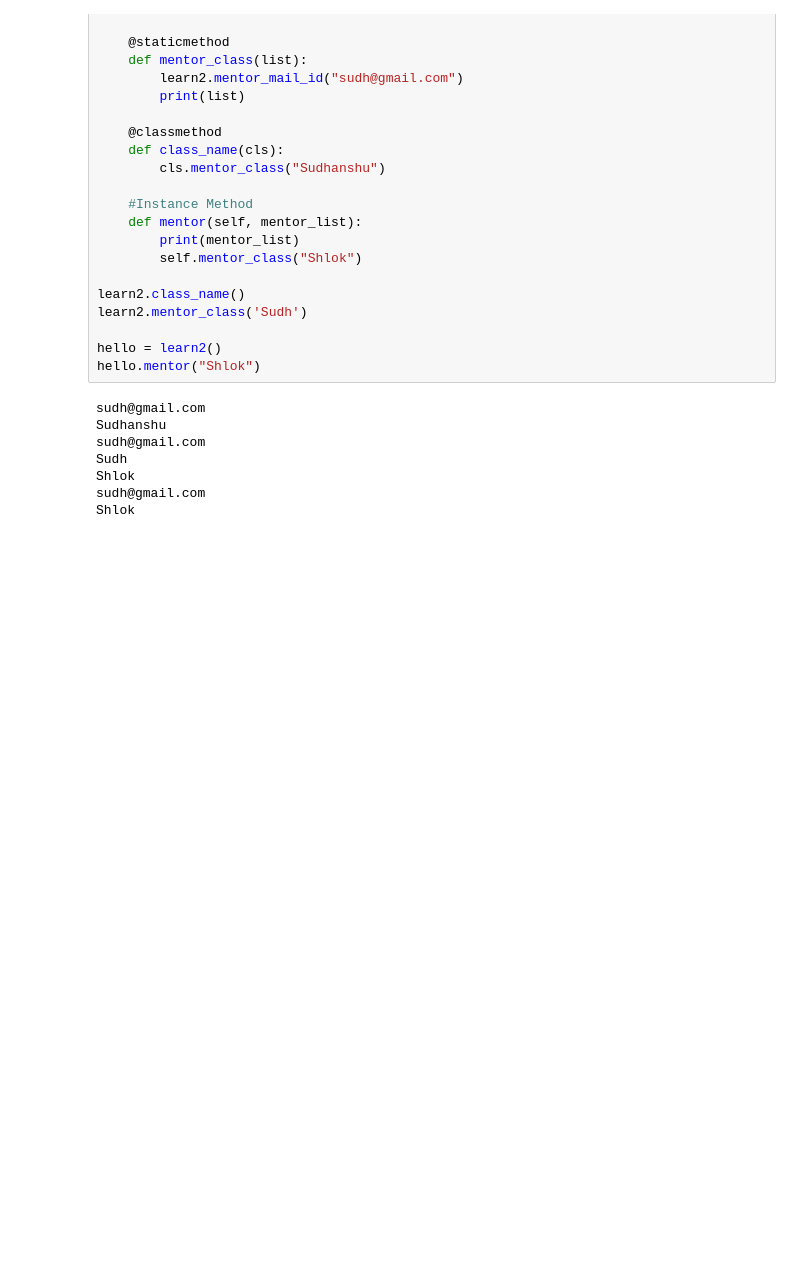
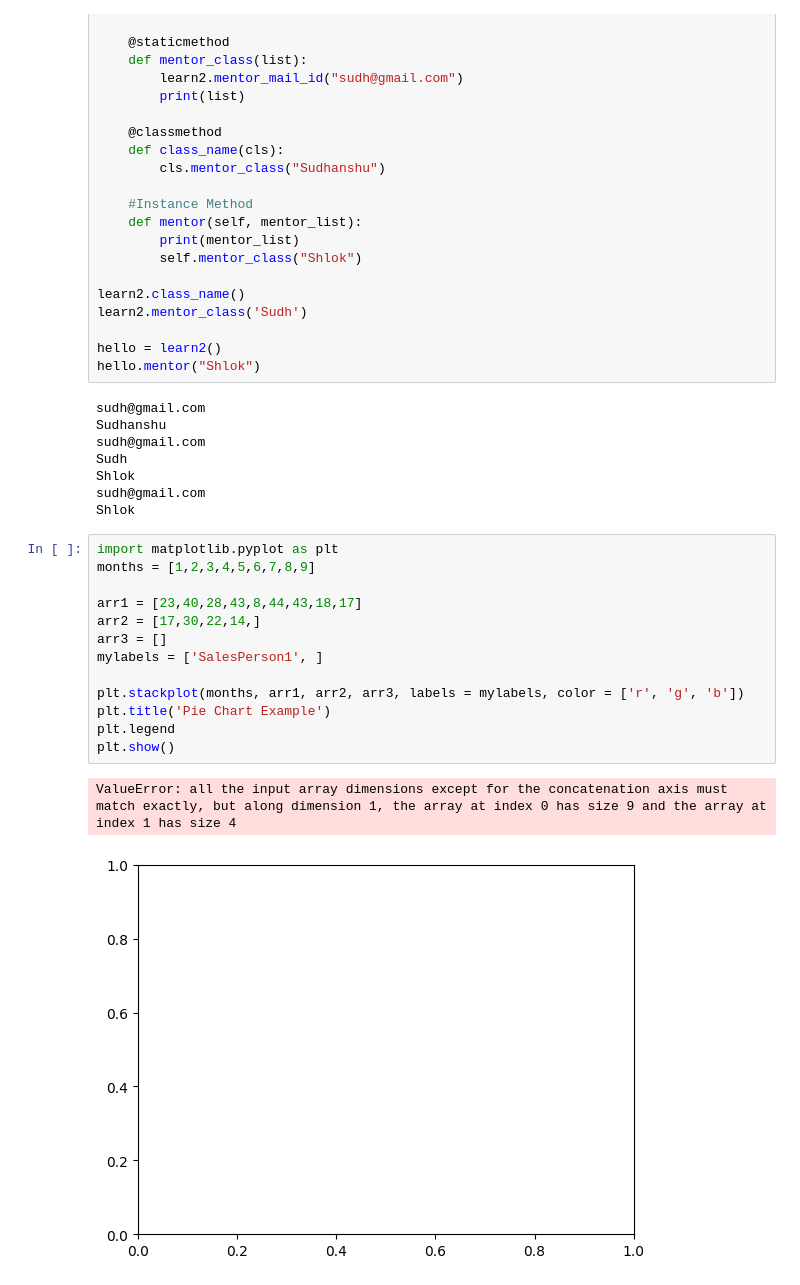
Before and after one commit to shlok0603/Python2026, a Jupyter notebook: OOPS.ipynb, the cells around one changed output. Saved outputs shown, nothing was run; the diff lists cells and outputs as text; blank space fills up the shorter version.

```diff
--- a/OOPS.ipynb
+++ b/OOPS.ipynb
@@ -684,3 +684,19 @@ Sudh
 Shlok
 sudh@gmail.com
 Shlok
+# %%
+import matplotlib.pyplot as plt
+months = [1,2,3,4,5,6,7,8,9]
+
+arr1 = [23,40,28,43,8,44,43,18,17]
+arr2 = [17,30,22,14,]
+arr3 = []
+mylabels = ['SalesPerson1', ]
+
+plt.stackplot(months, arr1, arr2, arr3, labels = mylabels, color = ['r', 'g', 'b'])
+plt.title('Pie Chart Example')
+plt.legend
+plt.show()
+# %% [output]
+ValueError: all the input array dimensions except for the concatenation axis must match exactly, but along dimension 1, the array at index 0 has size 9 and the array at index 1 has size 4
+[figure, added]
```
